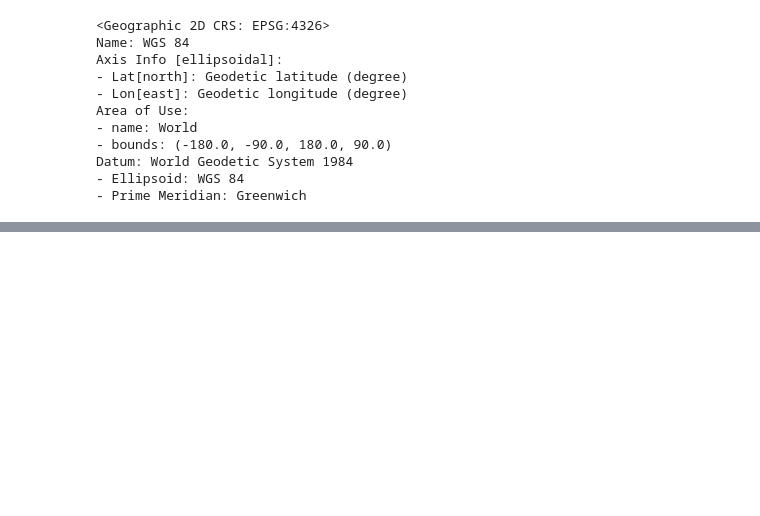
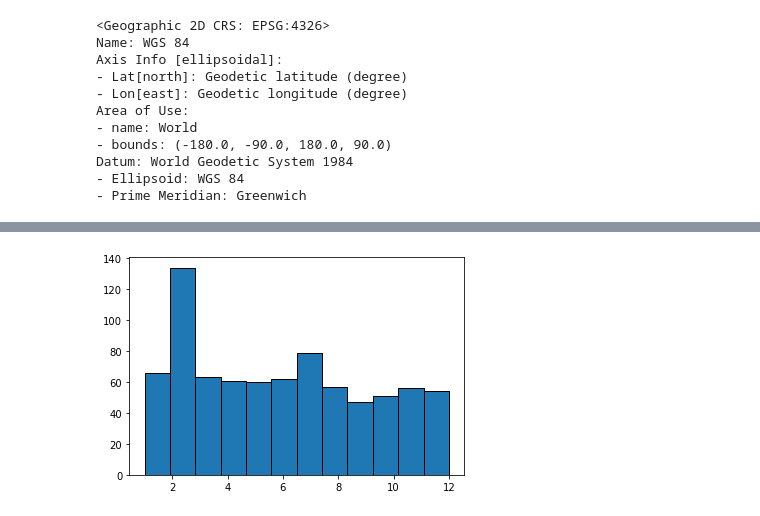
Before and after one commit to jrioross/big_g_express, a Jupyter notebook: notebooks/geospatial_explore.ipynb, the cells around one changed output, grey strips where cells are left out. Drawn from its saved outputs; the diff is of its cells as text; code cells hidden in the pictures; blank space fills up the shorter version.

```diff
--- a/notebooks/geospatial_explore.ipynb
+++ b/notebooks/geospatial_explore.ipynb
@@ -90,0 +177,6 @@ map_derates
+# %%
+plt.hist(both_geo_derates['LocationTimeStamp'].dt.month,
+         bins = 12,
+         edgecolor = 'black');
+# %% [output]
+[figure, added]
```
Also changed, not shown: parts of 11 cells of this notebook.
